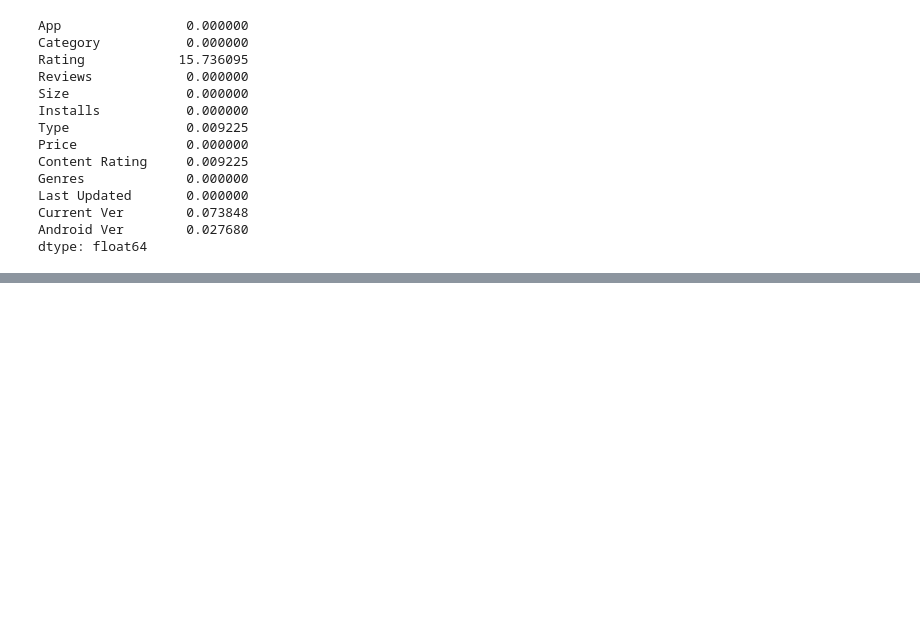
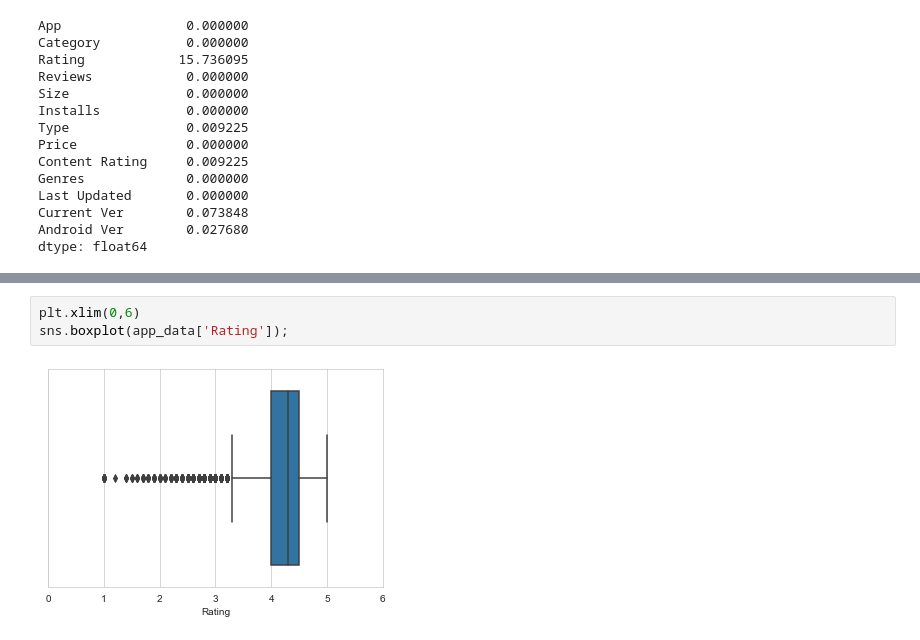
Before and after one commit to kaustubhgupta/Data-Analysis-Hub, a Jupyter notebook: Notebooks/Google Play Store Analysis.ipynb, the cells around one changed output, grey strips where cells are left out. Saved outputs shown, nothing was run; the diff lists cells and outputs as text; blank space fills up the shorter version.

```diff
--- a/Notebooks/Google Play Store Analysis.ipynb
+++ b/Notebooks/Google Play Store Analysis.ipynb
@@ -193,0 +280,5 @@ sns.boxenplot(x=imputed.transform(app_data.Rating.values.reshape(-1,1)), data=ap
+# %%
+plt.xlim(0,6)
+sns.boxplot(app_data['Rating']);
+# %% [output]
+[figure, added]
```
Also changed, not shown: parts of 28 cells of this notebook.
